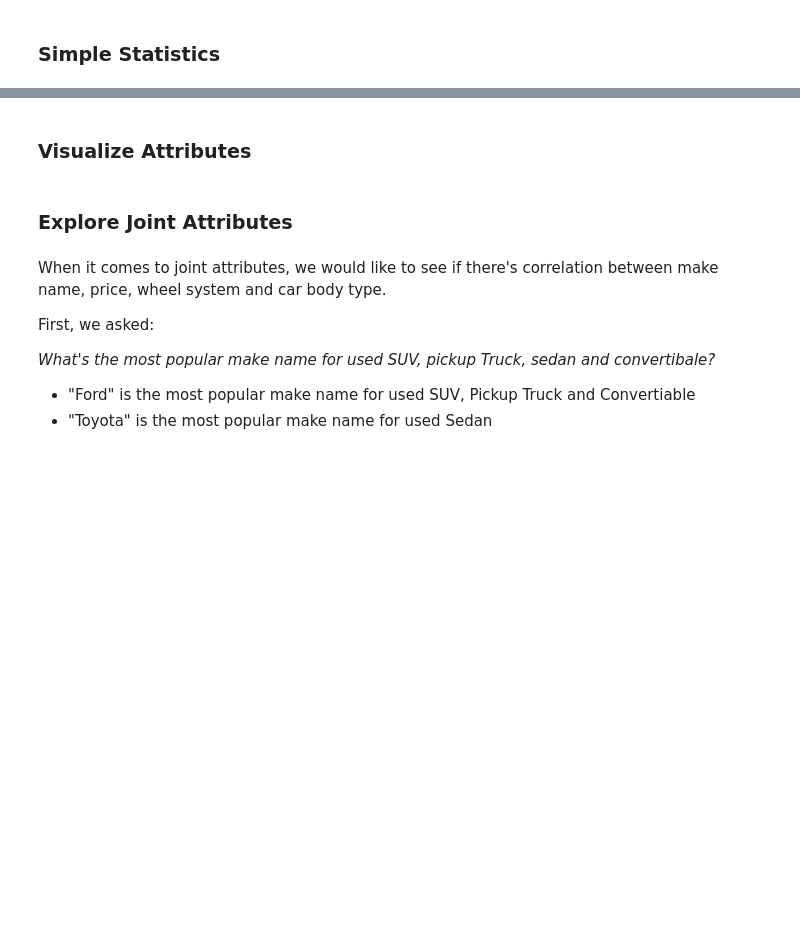
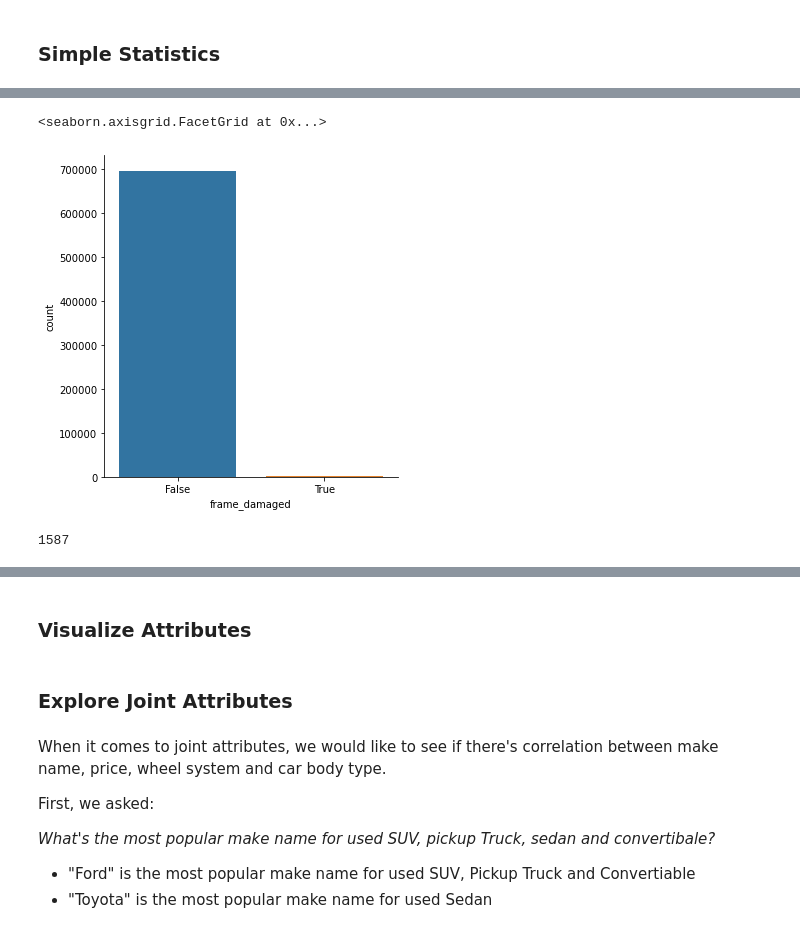
Before and after one commit to chee154/ml-Py-used_cars, a Jupyter notebook: Used_Car_Lab_1_DataVisualization.ipynb, the cells around one changed output, grey strips where cells are left out. Cells and saved outputs as stored; diff of their text form; code cells hidden in the pictures; blank space fills up the shorter version.

```diff
--- a/Used_Car_Lab_1_DataVisualization.ipynb
+++ b/Used_Car_Lab_1_DataVisualization.ipynb
@@ -324,0 +469,11 @@ dtype: int64
+# %%
+#Visualize the number of frame damaged cars
+sns.catplot(x="frame_damaged", kind="count", data=df_final)
+# %% [output]
+<seaborn.axisgrid.FacetGrid at 0x...>
+[figure, added]
+# %%
+#check the count of frame_damaged cars
+df_final['frame_damaged'].values.sum()
+# %% [output]
+1587
```
Also changed, not shown: parts of 63 cells of this notebook.
